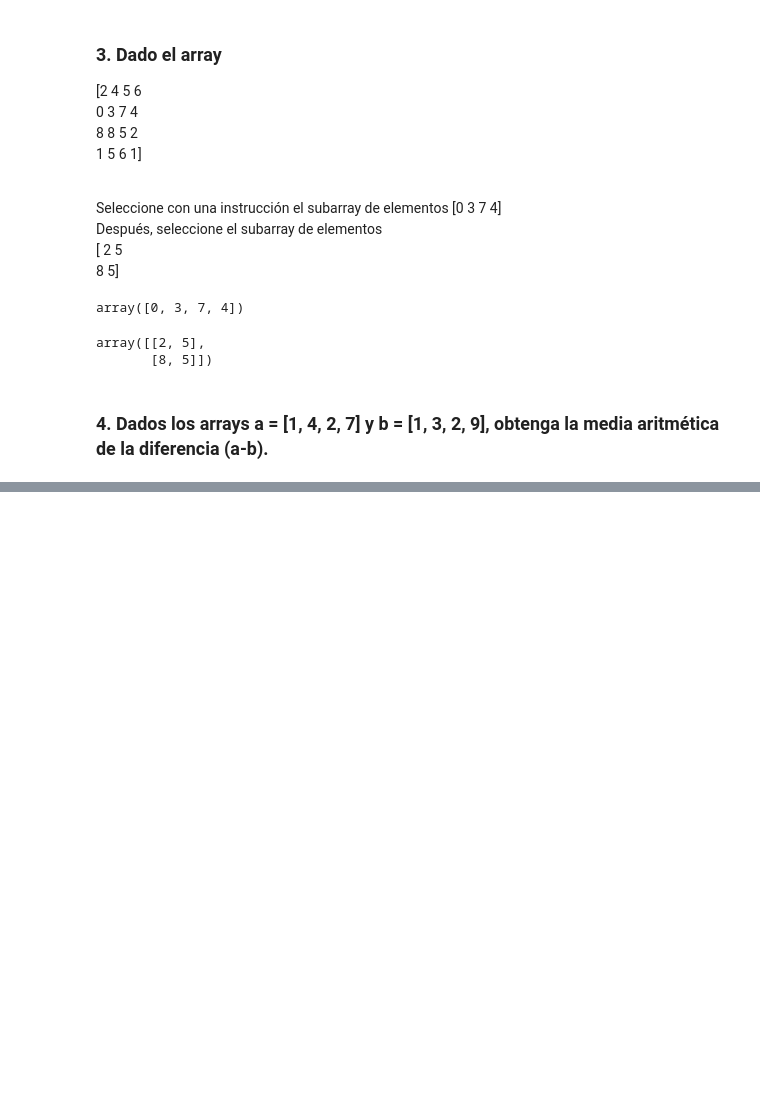
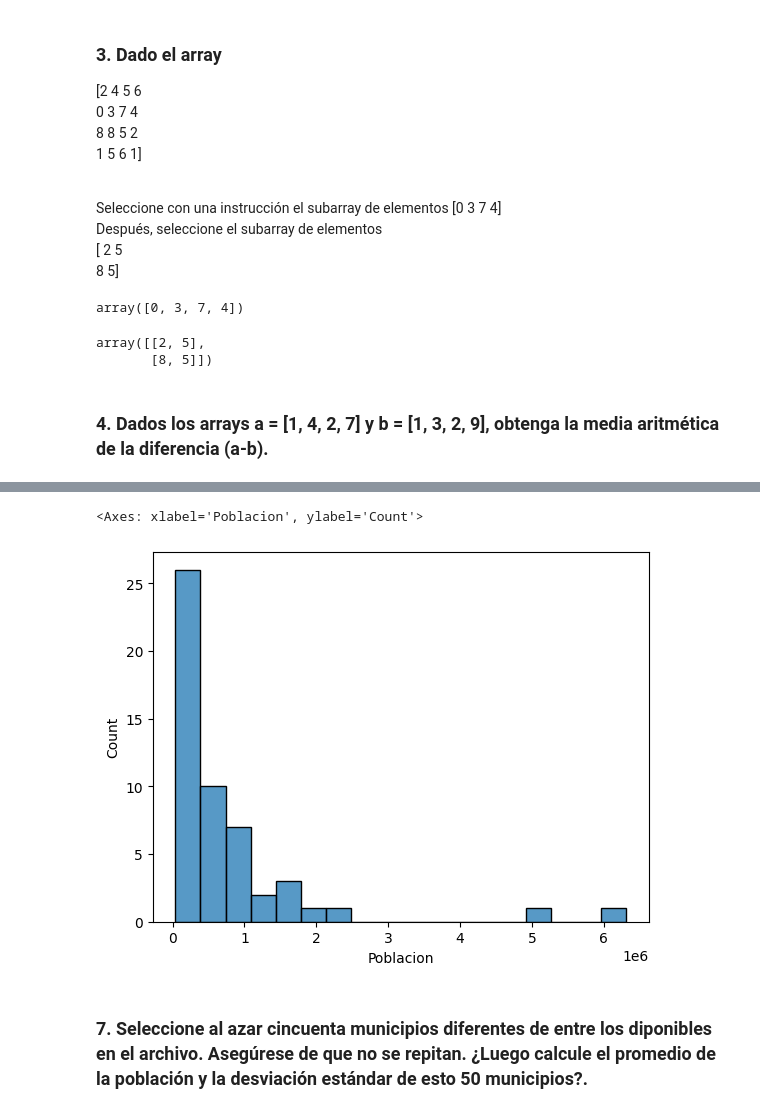
Before and after one commit to am23006810/CienciaDeDatosEnPython-Lab03, a Jupyter notebook: lab03.ipynb, the cells around one changed output, grey strips where cells are left out. Saved outputs shown, nothing was run; the diff lists cells and outputs as text; code cells hidden in the pictures; blank space fills up the shorter version.

```diff
--- a/lab03.ipynb
+++ b/lab03.ipynb
@@ -65,0 +198,2 @@ np.mean(a-b)
+# %%
+df_plot_6 = data[['Poblacion','Provincia']].groupby('Provincia').sum().reset_index()
@@ -65,0 +220,7 @@ np.mean(a-b)
+# %%
+sns.histplot(data=df_plot_6, x='Poblacion')
+# %% [output]
+<Axes: xlabel='Poblacion', ylabel='Count'>
+[figure, added]
+# %% [markdown]
+### 7. Seleccione al azar cincuenta municipios diferentes de entre los diponibles en el archivo. Asegúrese de que no se repitan. ¿Luego calcule el promedio de la población y la desviación estándar de esto 50 municipios?.
```
Also changed, not shown: parts of 55 cells of this notebook, 1 other file.
